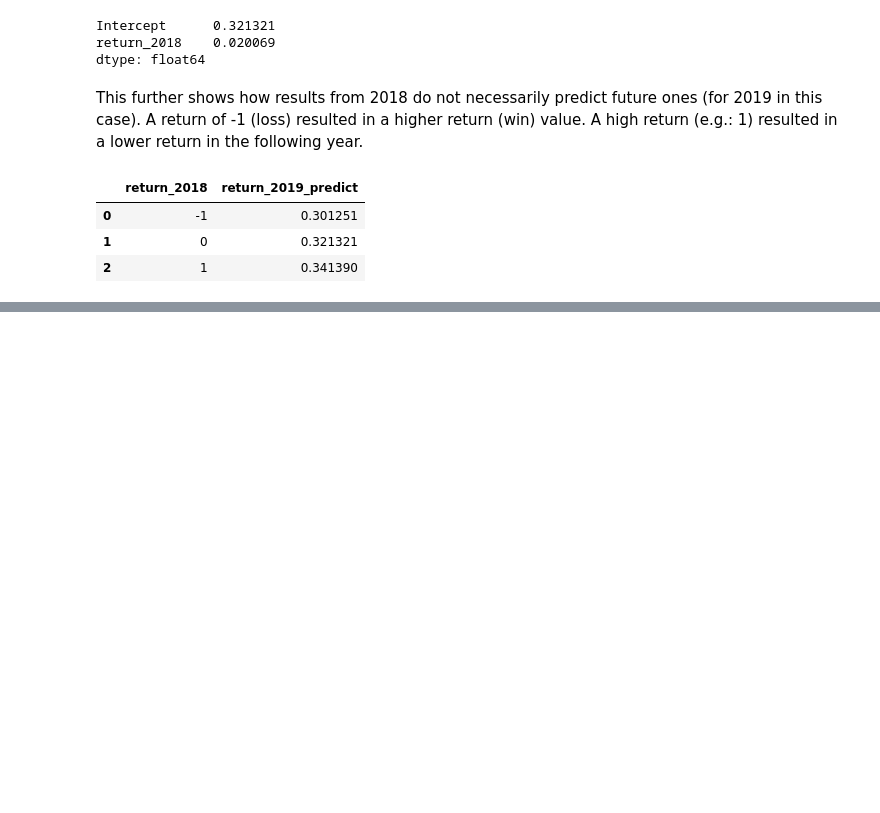
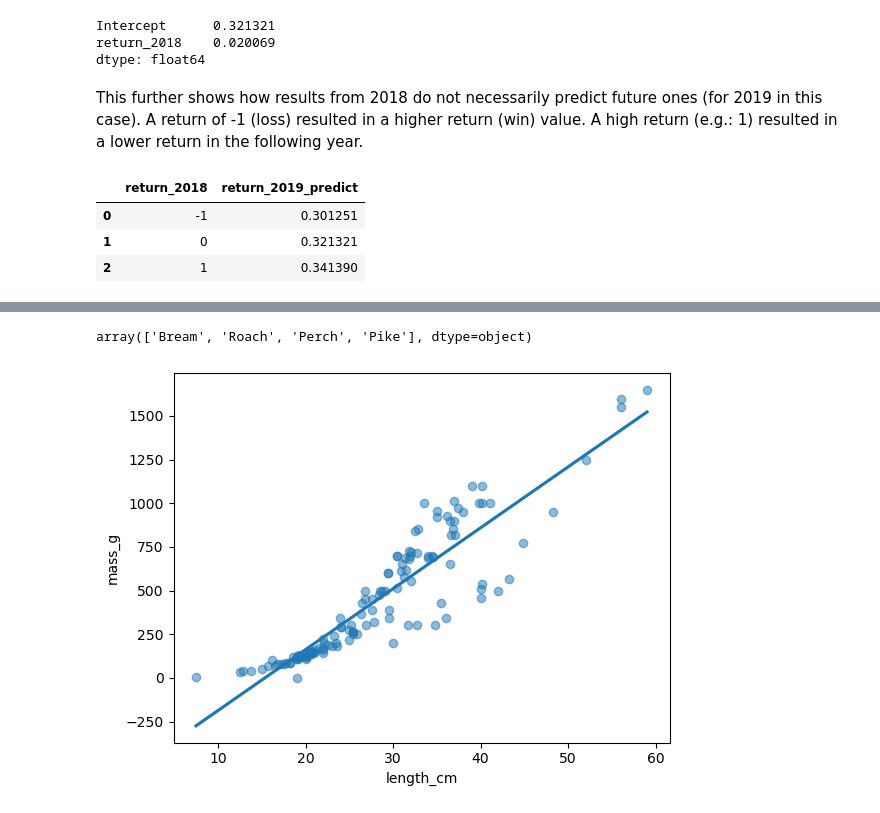
Before and after one commit to drksz/Learning-ML, a Jupyter notebook: RegressionIntro.ipynb, the cells around one changed output, grey strips where cells are left out. Cells and saved outputs as stored; diff of their text form; code cells hidden in the pictures; blank space fills up the shorter version.

```diff
--- a/RegressionIntro.ipynb
+++ b/RegressionIntro.ipynb
@@ -375,0 +410,3 @@ df_predict
+# %%
+fish = pd.read_csv('Data/fish.csv')
+fish.head()
@@ -375,0 +420,16 @@ df_predict
+# %%
+fish.species.unique()
+# %% [output]
+array(['Bream', 'Roach', 'Perch', 'Pike'], dtype=object)
+# %%
+sns.regplot(
+    x='length_cm',
+    y='mass_g',
+    data=fish,
+    ci=None,
+    scatter_kws={'alpha':0.5}
+)
+
+plt.show()
+# %% [output]
+[figure, added]
```
Also changed, not shown: parts of 11 cells of this notebook, 1 other file.
